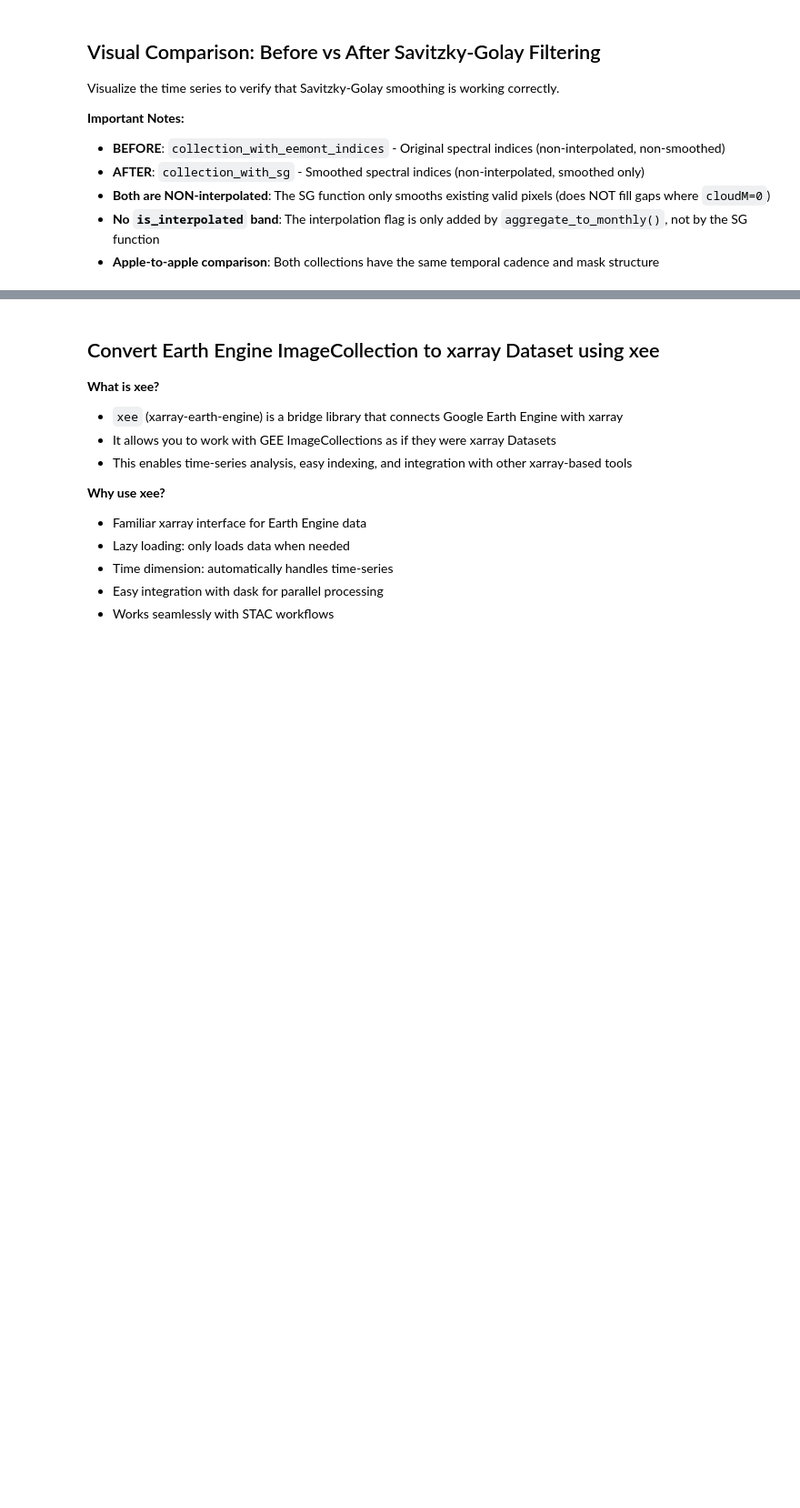
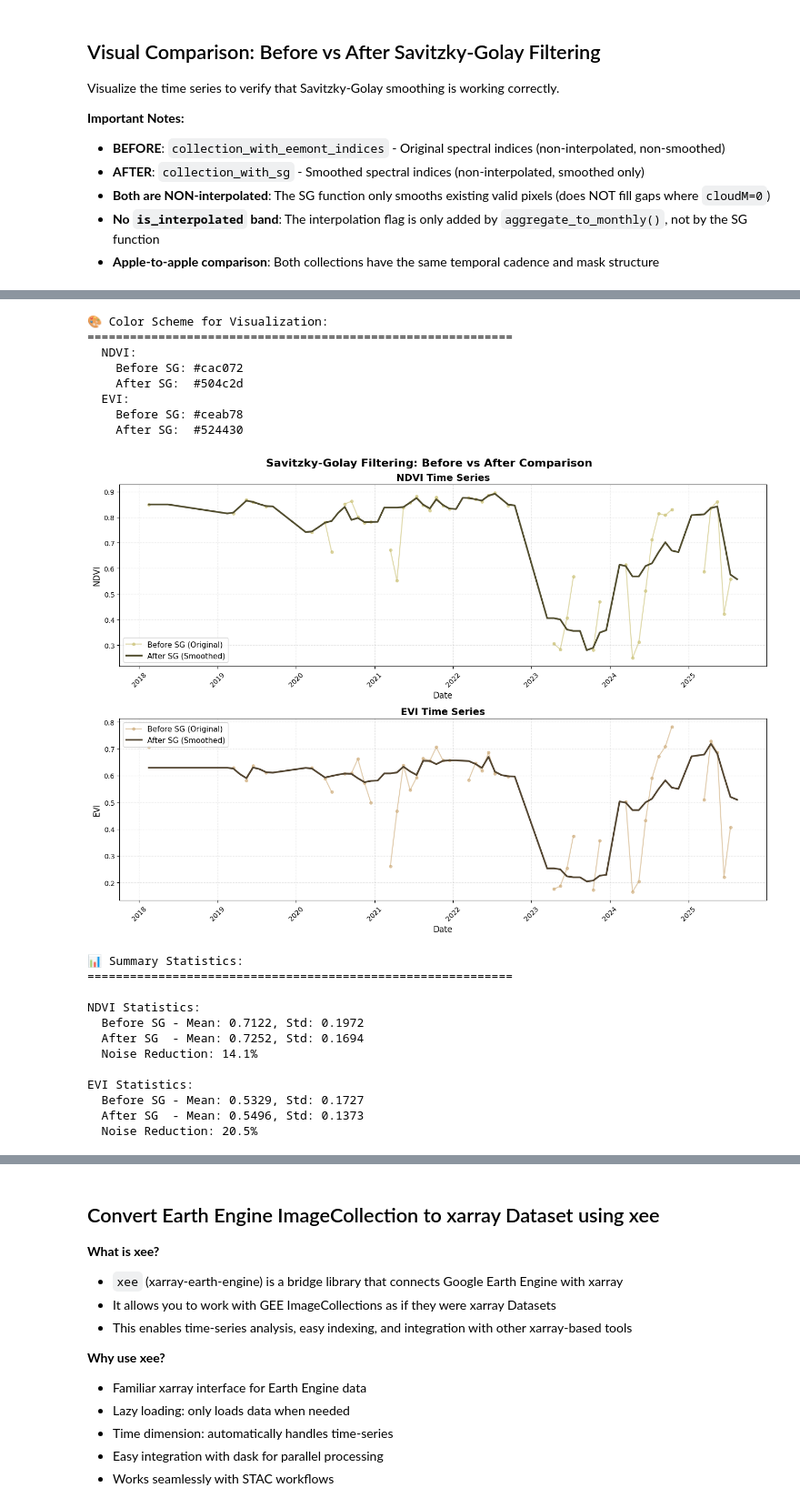
Before and after one commit to miqbalf/gis-carbon-ai, a Jupyter notebook: jupyter/notebooks/02b_forestry_arr_eligibility_stac_LAZY_OPTIMIZE.ipynb, the cells around one changed output, grey strips where cells are left out. Shown at 91% size. Drawn from its saved outputs; the diff is of its cells as text; code cells hidden in the pictures; blank space fills up the shorter version.

```diff
--- a/jupyter/notebooks/02b_forestry_arr_eligibility_stac_LAZY_OPTIMIZE.ipynb
+++ b/jupyter/notebooks/02b_forestry_arr_eligibility_stac_LAZY_OPTIMIZE.ipynb
@@ -956,6 +1018,7 @@ def add_spectral_indices(image):
     return image_with_indices
 
 # Map the function over the ImageCollection
+collection_filtered = monthly_mosaick_cloud_free
 collection_with_indices = collection_filtered.map(add_spectral_indices)
 
 print("✅ Spectral indices added to ImageCollection!")
@@ -1392,3 +1566,30 @@ collection_with_eemont_indices.first().bandNames().getInfo()
 # %%
 ### CHECK IF THE CLOUD MASKING CLOUDM IMPLEMENTATION
-collection_with_eemont_indices.first().select('cloudM').reduceRegion(ee.Reducer.frequencyHistogram(), aoi_ee, scale=10, bestEffort=True).getInfo()
+# First image after cloud masking
+band_name = 'nir'
+
+first_img = collection_with_eemont_indices.first()
+red_band = first_img.select(band_name)
+
+# Count non-masked (valid) pixels
+valid = red_band.reduceRegion(
+    reducer=ee.Reducer.count(),      # counts only pixels that are not masked
+    geometry=aoi_ee,
+    scale=10,
+    bestEffort=True
+).get(band_name)
+
+# Count total pixels in the AOI grid (constant 1 image, no mask)
+total = ee.Image.constant(1).clip(aoi_ee).reduceRegion(
+    reducer=ee.Reducer.count(),
+    geometry=aoi_ee,
+    scale=10,
+    bestEffort=True
+).get('constant')
+
+# Masked (NA) pixels = total - valid
+masked = ee.Number(total).subtract(ee.Number(valid))
+
+print(f'Total {band_name} pixels:', total.getInfo())
+print(f'Valid {band_name} pixels:', valid.getInfo())
+print(f'Masked/NA {band_name} pixels:', masked.getInfo())
@@ -1882,7 +2127,7 @@ outlier_threshold = 0.1  # 10% threshold for outlier detection
 sg_polyorder = 2       # Polynomial order (typically 2-3)
 
 # Example for ~16-day Sentinel-2 scenes:
-time_interval_days = 16  # Days between scenes
+time_interval_days = 30 # Days between scenes
 scipy_window_days = 90 # scipy window length in days
 gee_window_length = int(scipy_window_days / time_interval_days)
 
@@ -2652,0 +2932,11 @@ collection_with_fcd
+# %%
+sample_point = ee.Geometry.Point([111.81746, -0.41587])
+bands_to_compare = ['NDVI', 'EVI']
+
+ts_before_df, ts_after_df_filled = extract_time_series_for_visualization(
+    collection_before=collection_with_eemont_indices,
+    collection_after=collection_monthly_filled, #after sg and interpolation (fill na)
+    sample_point=sample_point,
+    bands=bands_to_compare,
+    scale=10
+)
@@ -2652,0 +2961,24 @@ collection_with_fcd
+# %%
+plot_sg_comparison(ts_before_df, ts_after_df_filled, bands_to_compare)
+# %% [output]
+🎨 Color Scheme for Visualization:
+============================================================
+  NDVI:
+    Before SG: #cac072
+    After SG:  #504c2d
+  EVI:
+    Before SG: #ceab78
+    After SG:  #524430
+[figure, added]
+📊 Summary Statistics:
+============================================================
+
+NDVI Statistics:
+  Before SG - Mean: 0.7122, Std: 0.1972
+  After SG  - Mean: 0.7252, Std: 0.1694
+  Noise Reduction: 14.1%
+
+EVI Statistics:
+  Before SG - Mean: 0.5329, Std: 0.1727
+  After SG  - Mean: 0.5496, Std: 0.1373
+  Noise Reduction: 20.5%
```
Also changed, not shown: parts of 95 cells of this notebook.
